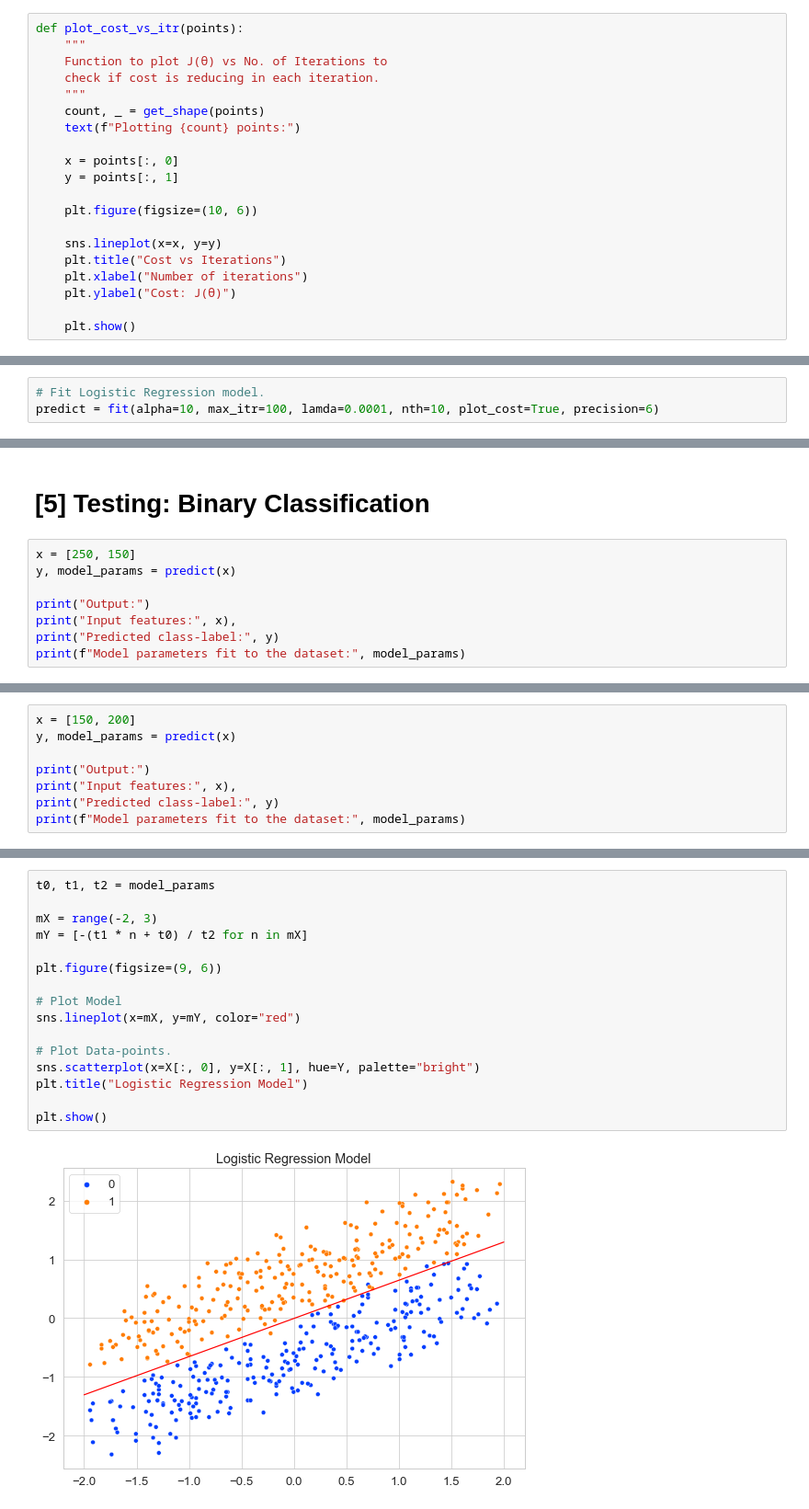
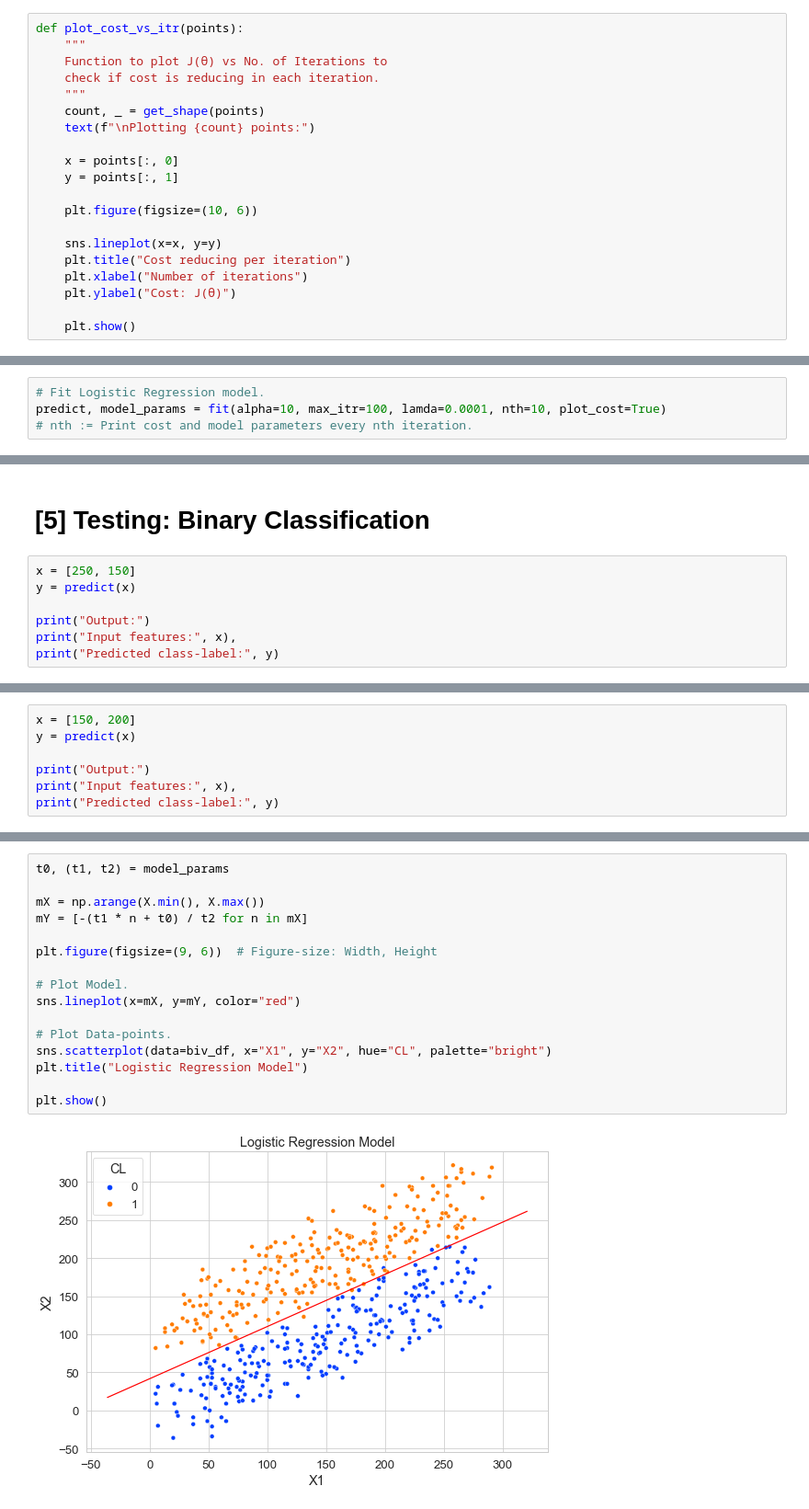
Before and after one commit to DheemanthBhat/ML-Concepts, a Jupyter notebook: 5. Logistic Regression/3. Logistic Regression - V2.ipynb, the cells around one changed output, grey strips where cells are left out. Shown at 92% size. Cells and saved outputs as stored; diff of their text form.

Commit message:
Inverse scaling model parameters to work with unscaled features.

```diff
--- a/5. Logistic Regression/3. Logistic Regression - V2.ipynb
+++ b/5. Logistic Regression/3. Logistic Regression - V2.ipynb
@@ -292,7 +297,7 @@ def plot_cost_vs_itr(points):
     check if cost is reducing in each iteration.
     """
     count, _ = get_shape(points)
-    text(f"Plotting {count} points:")
+    text(f"\nPlotting {count} points:")
 
     x = points[:, 0]
     y = points[:, 1]
@@ -300,7 +305,7 @@ def plot_cost_vs_itr(points):
     plt.figure(figsize=(10, 6))
 
     sns.lineplot(x=x, y=y)
-    plt.title("Cost vs Iterations")
+    plt.title("Cost reducing per iteration")
     plt.xlabel("Number of iterations")
     plt.ylabel("Cost: J(θ)")
 
@@ -470,6 +486,7 @@ Train model using training dataset.
 # %%
 # Fit Logistic Regression model.
-predict = fit(alpha=10, max_itr=100, lamda=0.0001, nth=10, plot_cost=True, precision=6)
+predict, model_params = fit(alpha=10, max_itr=100, lamda=0.0001, nth=10, plot_cost=True)
+# nth := Print cost and model parameters every nth iteration.
 # %% [output]
 Logistic Regression
 ===================
@@ -495,12 +512,11 @@ Plotting 100 points:
 # [5] Testing: Binary Classification
 # %%
 x = [250, 150]
-y, model_params = predict(x)
+y = predict(x)
 
 print("Output:")
 print("Input features:", x),
 print("Predicted class-label:", y)
-print(f"Model parameters fit to the dataset:", model_params)
 # %% [output]
 Output:
 Input features: [250, 150]
@@ -509,12 +524,11 @@ Model parameters fit to the dataset: [0.046859, -6.774275, 10.417705]
 [interactive output not drawn]
 # %%
 x = [150, 200]
-y, model_params = predict(x)
+y = predict(x)
 
 print("Output:")
 print("Input features:", x),
 print("Predicted class-label:", y)
-print(f"Model parameters fit to the dataset:", model_params)
 # %% [output]
 Output:
 Input features: [150, 200]
@@ -530,19 +543,19 @@ $ \theta = (0.046859, -6.774275, 10.417705) $
 # %%
-t0, t1, t2 = model_params
+t0, (t1, t2) = model_params
 
-mX = range(-2, 3)
+mX = np.arange(X.min(), X.max())
 mY = [-(t1 * n + t0) / t2 for n in mX]
 
-plt.figure(figsize=(9, 6))
+plt.figure(figsize=(9, 6))  # Figure-size: Width, Height
 
-# Plot Model
+# Plot Model.
 sns.lineplot(x=mX, y=mY, color="red")
 
 # Plot Data-points.
-sns.scatterplot(x=X[:, 0], y=X[:, 1], hue=Y, palette="bright")
+sns.scatterplot(data=biv_df, x="X1", y="X2", hue="CL", palette="bright")
 plt.title("Logistic Regression Model")
 
 plt.show()
 # %% [output]
-[figure, old version]
+[figure, new version]
 [interactive output not drawn]
```
Also changed, not shown: parts of 14 cells of this notebook.
